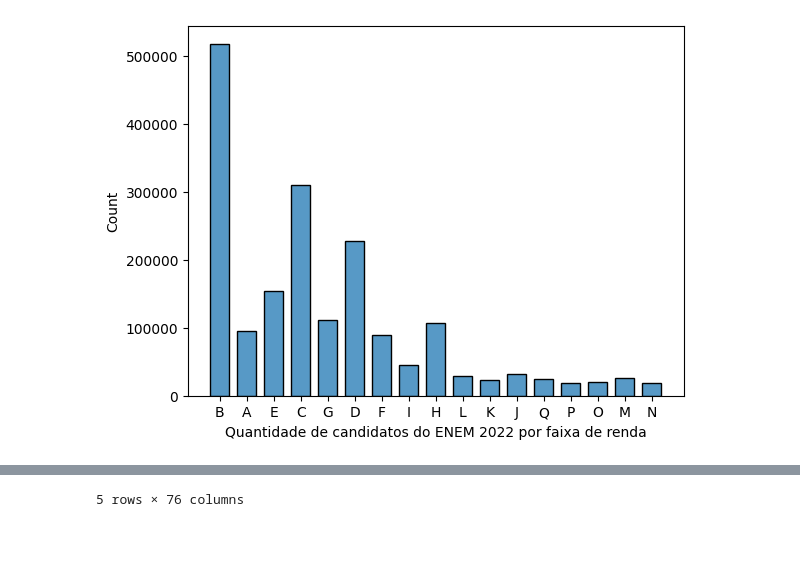
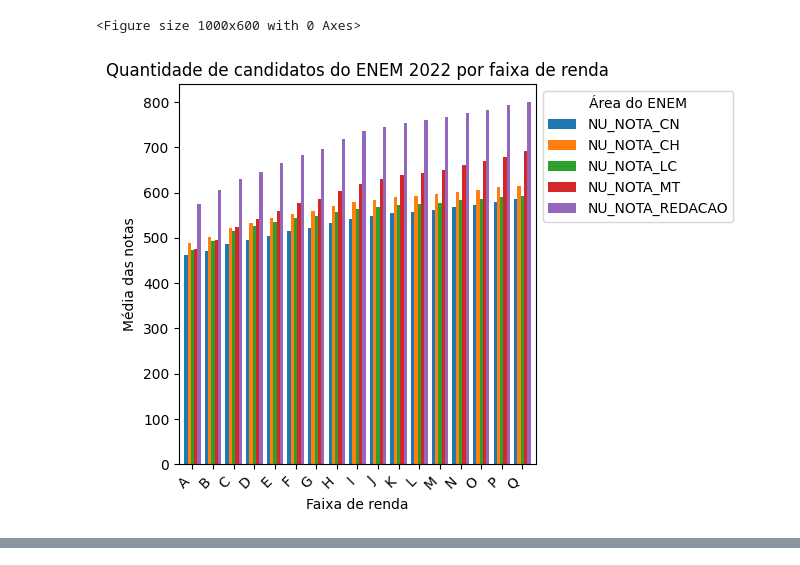
Before and after one commit to esthercaroline/APS1_CDados_tets_e_nanenena, a Jupyter notebook: aps1.ipynb, the cells around one changed output, grey strips where cells are left out. Cells and saved outputs as stored; diff of their text form; code cells hidden in the pictures; blank space fills up the shorter version.

Commit message:
gráfico 1 arrumado -- média concluída

```diff
--- a/aps1.ipynb
+++ b/aps1.ipynb
@@ -1,31 +1,34 @@
 # %%
 import pandas as pd
 import matplotlib.pyplot as plt
 import seaborn as sns
 
 df = pd.read_csv('Dados\MICRODADOS_ENEM_2022.csv', sep= ';', encoding= 'ISO-8859-1')
 filtro_treineiro = df['IN_TREINEIRO'] == 0
 filtro_presenca_CN = df['TP_PRESENCA_CN'] == 1
 filtro_presenca_CH = df['TP_PRESENCA_CH'] == 1
 filtro_presenca_LC = df['TP_PRESENCA_LC'] == 1
 filtro_presenca_MT = df['TP_PRESENCA_MT'] == 1
 filtro_redacao= df['TP_STATUS_REDACAO'] == 1
 
 
 filtros_agrupados = filtro_treineiro & filtro_presenca_CN & filtro_presenca_CH & filtro_presenca_LC & filtro_presenca_MT & filtro_redacao
 df_filtrado = df[filtros_agrupados]
 
 
+# agrupa por tipo (nesse caso pela renda) e faz a média das notas de cada competência, ai o gráfico fica renda por média de nota em cada competência
+media_notas_por_renda = df_filtrado.groupby('Q006')[['NU_NOTA_CN', 'NU_NOTA_CH', 'NU_NOTA_LC', 'NU_NOTA_MT', 'NU_NOTA_REDACAO']].mean()
+
 plt.style.use('default')
-renda = df_filtrado['Q006']
-
-
-
-plt.figure()
-sns.histplot(data=renda, bins=10, multiple="dodge", shrink=0.7)
-plt.xlabel('Quantidade de candidatos do ENEM 2022 por faixa de renda')
+plt.figure(figsize=(10, 6))
+media_notas_por_renda.plot(kind='bar', width=0.8)
+plt.xlabel('Faixa de renda')
+plt.ylabel('Média das notas')
+plt.title('Quantidade de candidatos do ENEM 2022 por faixa de renda')
+plt.legend(title='Área do ENEM', bbox_to_anchor=(1, 1))
+plt.xticks(rotation=45, ha='right')
+plt.tight_layout()
 plt.show()
-
-df_filtrado.head()
 # %% [output]
+<Figure size 1000x600 with 0 Axes>
-[figure, old version]
+[figure, new version]
@@ -38 +34,0 @@ df_filtrado.head()
-5 rows × 76 columns
```
Also changed, not shown: parts of 1 cell of this notebook.
